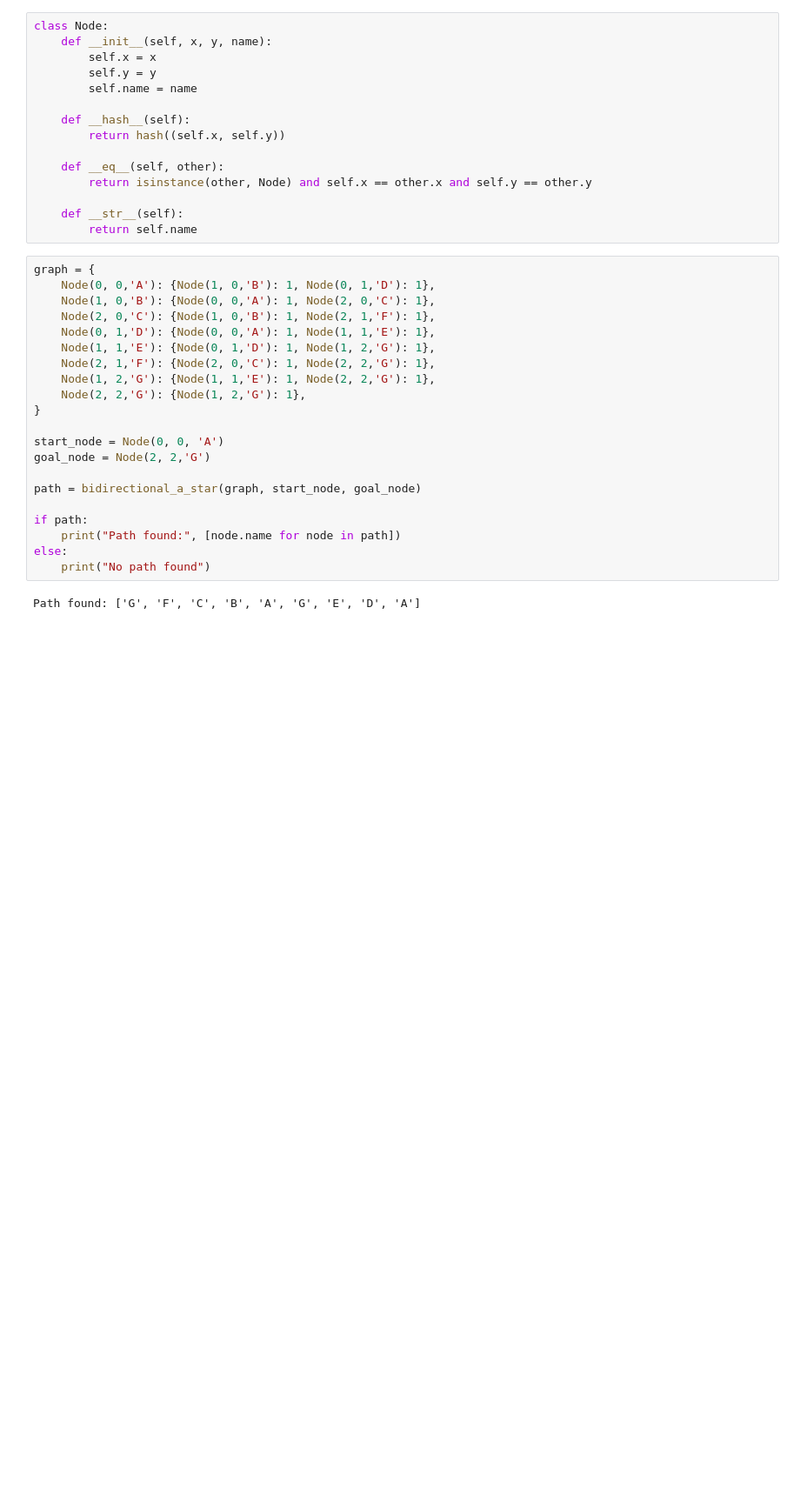
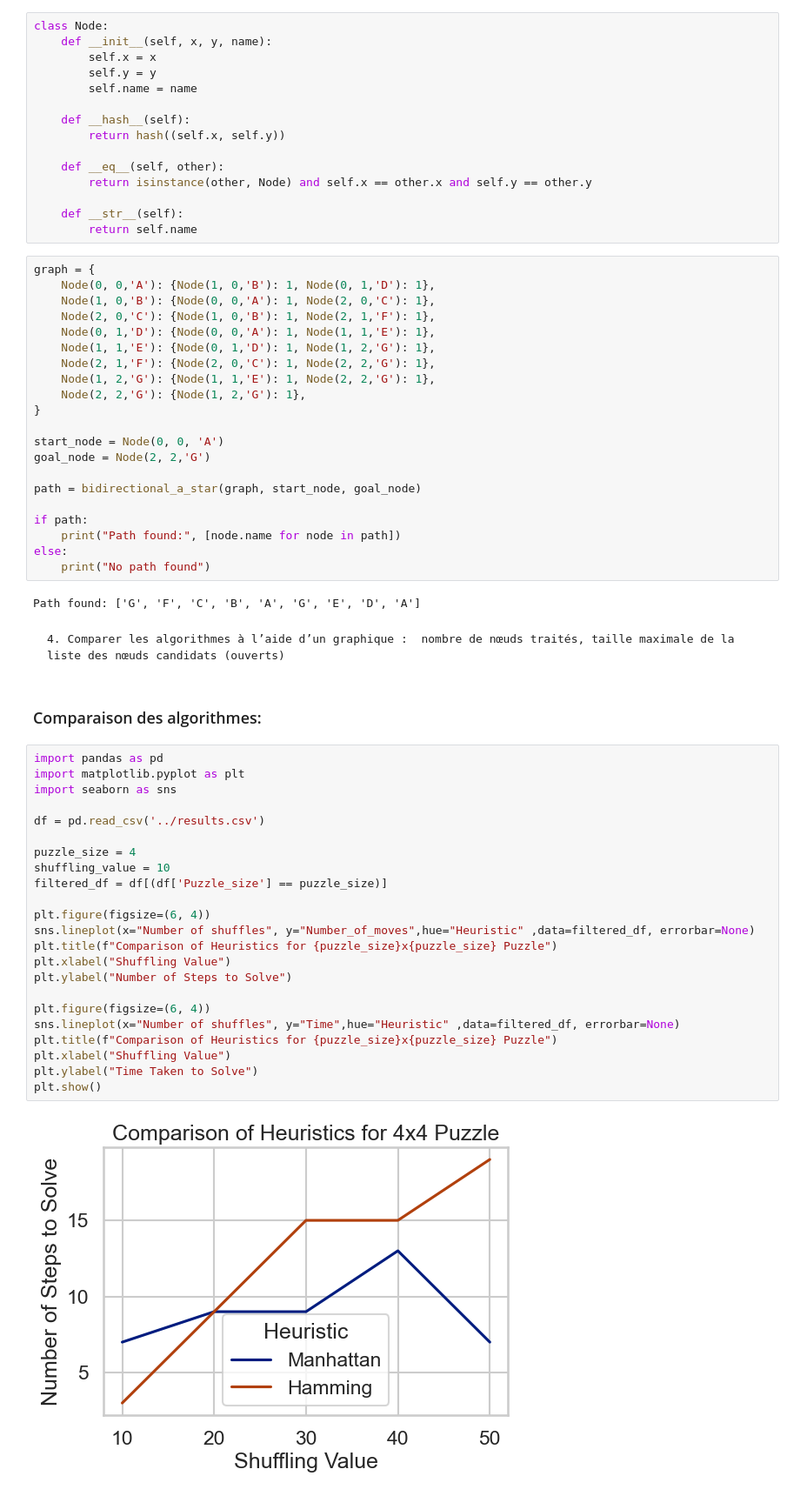
Before and after one commit to mrdaliselmi/Sliding-Puzzle, a Jupyter notebook: notebook/tp1-student.ipynb, the cells around one changed output. Shown at 87% size. Drawn from its saved outputs; the diff is of its cells as text; blank space fills up the shorter version.

Commit message:
compare heuristics

```diff
--- a/notebook/tp1-student.ipynb
+++ b/notebook/tp1-student.ipynb
@@ -289,3 +304,32 @@ else:
     print("No path found")
 # %% [output]
 Path found: ['G', 'F', 'C', 'B', 'A', 'G', 'E', 'D', 'A']
+# %% [markdown]
+    4. Comparer les algorithmes à l’aide d’un graphique :  nombre de nœuds traités, taille maximale de la liste des nœuds candidats (ouverts)
+# %% [markdown]
+### Comparaison des algorithmes:
+# %%
+import pandas as pd
+import matplotlib.pyplot as plt
+import seaborn as sns
+
+df = pd.read_csv('../results.csv')
+
+puzzle_size = 4
+shuffling_value = 10
+filtered_df = df[(df['Puzzle_size'] == puzzle_size)]
+
+plt.figure(figsize=(6, 4))
+sns.lineplot(x="Number of shuffles", y="Number_of_moves",hue="Heuristic" ,data=filtered_df, errorbar=None)
+plt.title(f"Comparison of Heuristics for {puzzle_size}x{puzzle_size} Puzzle")
+plt.xlabel("Shuffling Value")
+plt.ylabel("Number of Steps to Solve")
+
+plt.figure(figsize=(6, 4))
+sns.lineplot(x="Number of shuffles", y="Time",hue="Heuristic" ,data=filtered_df, errorbar=None)
+plt.title(f"Comparison of Heuristics for {puzzle_size}x{puzzle_size} Puzzle")
+plt.xlabel("Shuffling Value")
+plt.ylabel("Time Taken to Solve")
+plt.show()
+# %% [output]
+[figure, added]
```
Also changed, not shown: parts of 14 cells of this notebook, 3 other files.
